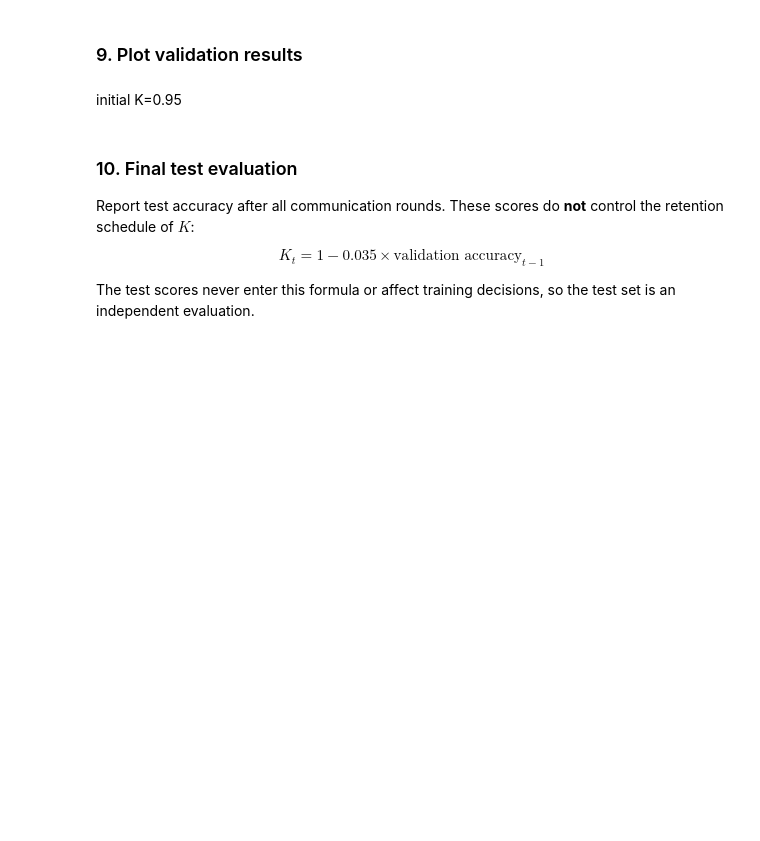
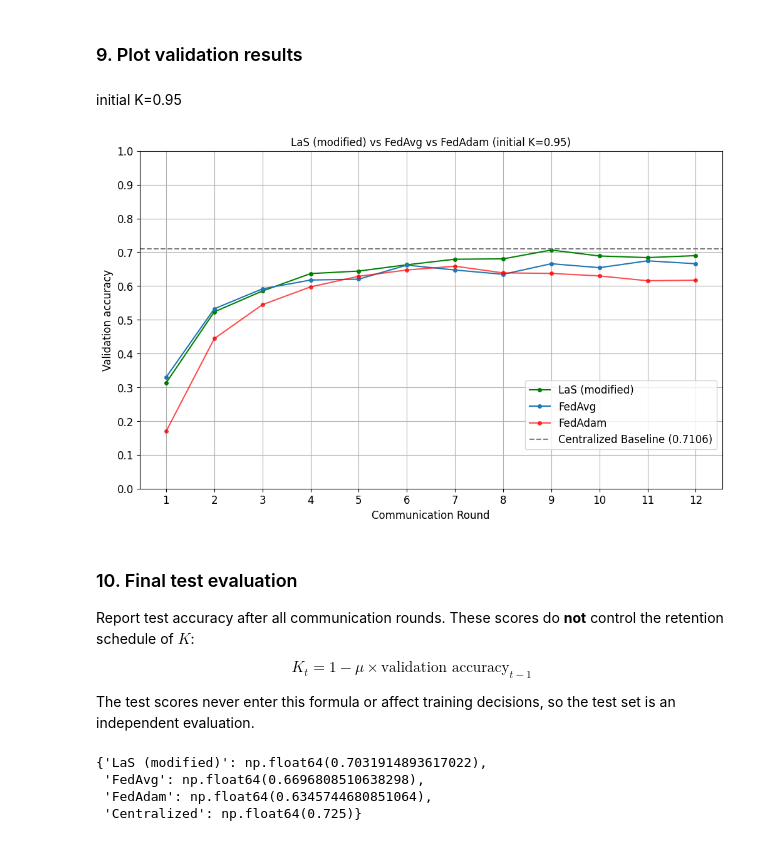
Before and after one commit to ifirdavs/localize-stitch-modified, a Jupyter notebook: fl_las_main.ipynb, the cells around one changed output. Drawn from its saved outputs; the diff is of its cells as text; code cells hidden in the pictures; blank space fills up the shorter version.

Commit message:
feat:    - Ran the full notebook pipeline, got the results.    - Added centralized baseline val accuracy to the plot.    - Added comment about the algorithm's two introduced parameters K and µ.

```diff
--- a/fl_las_main.ipynb
+++ b/fl_las_main.ipynb
@@ -9,6 +9,6 @@
 from google.colab import drive
 drive.mount('/content/drive')
 
-ROOT_PATH = "/content/drive/MyDrive/Graduation Thesis/fl_localize_stitch_vit/"
-# ROOT_PATH = "/content/drive/Othercomputers/Victus/Disk D/New Uzb Semester 8/Graduation Thesis/fl_localize_stitch_vit/"
+# ROOT_PATH = "/content/drive/MyDrive/Graduation Thesis/fl_localize_stitch_vit/"
+ROOT_PATH = "/content/drive/Othercomputers/Victus/Disk D/New Uzb Semester 8/Graduation Thesis/fl_localize_stitch_vit/"
 # ROOT_PATH = "./"              # to run locally
@@ -309,7 +346,7 @@ Or load from a checkpoint:
 ckpt_dir = pathlib.Path(ROOT_PATH) / "checkpoints"
 
 baseline_model = timm.create_model(BACKBONE_NAME, num_classes=NUM_CLASSES)
-baseline_ckpt = f"clientBaseline_epoch{CENTRAL_EPOCHS}.pt"
+baseline_ckpt = f"centralizedBaseline_{DATASET}_epoch{CENTRAL_EPOCHS}.pt"
 
 state = torch.load(ckpt_dir / baseline_ckpt, map_location="cpu")
 baseline_model.load_state_dict(state, strict=True)
@@ -373,10 +433,10 @@ baseline_acc
 # %%
-N = 11
+ROUNDS = 12 - 1   # already did one round above
 fedavg_accuracy = [fedavg_acc]
 stitched_accuracy = [stitched_acc]
 fedadam_accuracy = [fedadam_acc]
 
-for i in range(N):
+for i in range(ROUNDS):
     # Train: Reuse the fixed client datasets and evaluation loaders created above
     client_models_las = []
     for cid, ld in enumerate(train_loaders):
@@ -427,42 +499,46 @@ initial K=0.95
 # %%
 import matplotlib.pyplot as plt
 
-x_values = range(1, N+2)
+x_values = range(1, ROUNDS+2)
 
 plt.figure(figsize=(12, 7))
 plt.plot(x_values, stitched_accuracy, label='LaS (modified)', color='green', marker='o', markersize=4)
 plt.plot(x_values, fedavg_accuracy, label='FedAvg', marker='o', markersize=4)
 plt.plot(x_values, fedadam_accuracy, label='FedAdam', color='red', alpha=0.7, marker='o', markersize=4)
 
+# Add the baseline validation accuracy as a fixed dashed line
+plt.axhline(y=baseline_acc, color='gray', linestyle='--', label=f'Centralized Baseline ({baseline_acc:.4f})')
 
 plt.xlabel('Communication Round', fontsize='large')
 plt.ylabel('Validation accuracy', fontsize='large')
 plt.title('LaS (modified) vs FedAvg vs FedAdam (initial K=0.95)')
 
 # Set x-axis ticks to integers
 plt.xticks(x_values)
 
 # Set y-axis ticks with increments of 0.1
 plt.yticks([i / 10 for i in range(11)])
 plt.tick_params(axis='both', labelsize='large')  # Increase tick font size
 
 plt.ylim(0, 1)  # Set Y-axis limits from 0 to 1
 
 # Move legend lower
 plt.legend(loc='lower right', bbox_to_anchor=(1, 0.1), fontsize='large')
 plt.grid(True)
 
 # Save the plot as a vector image
 plt.savefig('comparison_dtd.svg', format='svg')
 
 plt.show()
+# %% [output]
+[figure, added]
 # %% [markdown]
 ### 10. Final test evaluation
 
 Report test accuracy after all communication rounds. These scores do **not** control the retention schedule of $K$:
 
 $$
-K_t = 1 - 0.035 \times \text{validation accuracy}_{t-1}
+K_t = 1 - \mu \times \text{validation accuracy}_{t-1}
 $$
 
 The test scores never enter this formula or affect training decisions, so the test set is an independent evaluation.
@@ -474,3 +550,8 @@ final_test_accuracy = {
     "Centralized": accuracy(baseline_model, test_loader),
 }
 final_test_accuracy
+# %% [output]
+{'LaS (modified)': np.float64(0.7031914893617022),
+ 'FedAvg': np.float64(0.6696808510638298),
+ 'FedAdam': np.float64(0.6345744680851064),
+ 'Centralized': np.float64(0.725)}
```
Also changed, not shown: parts of 13 cells of this notebook, 3 other files.
